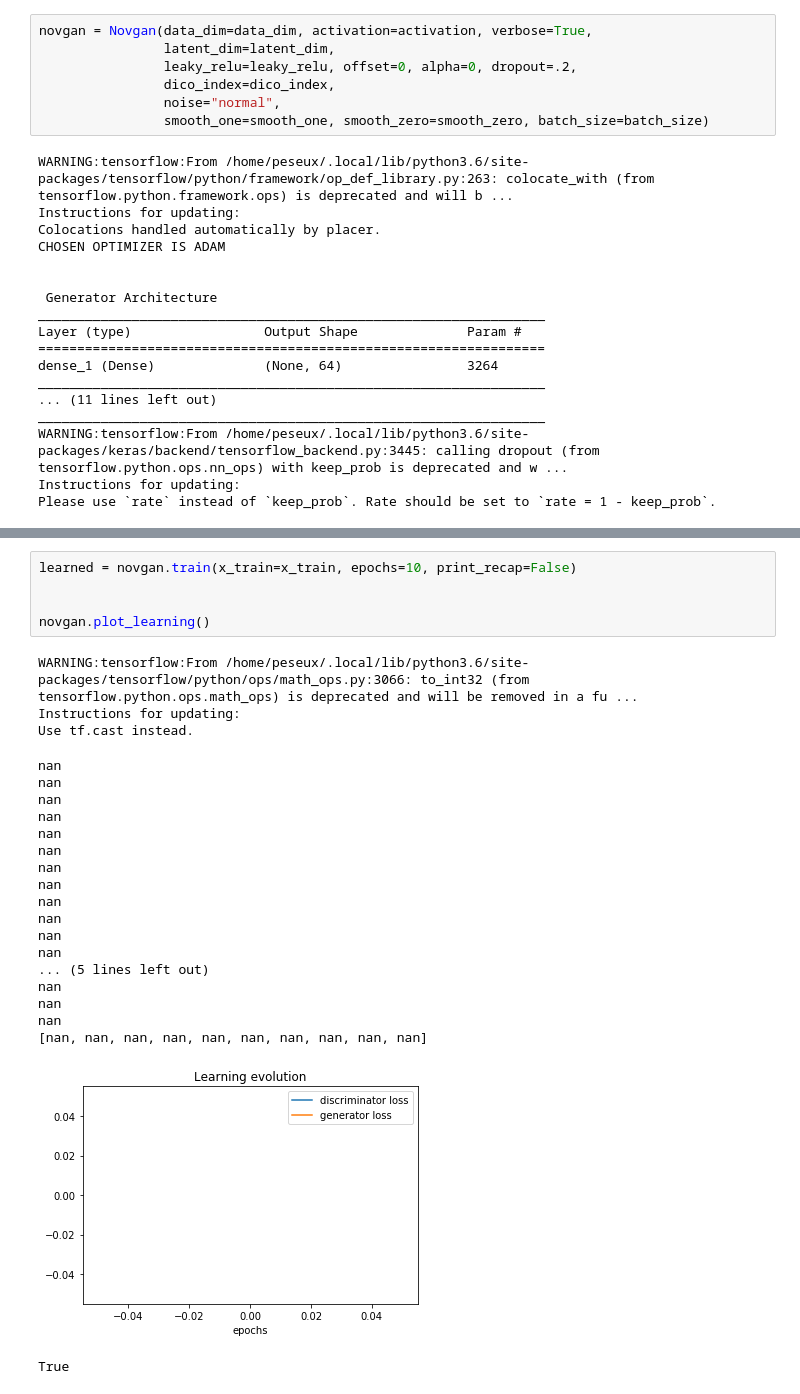
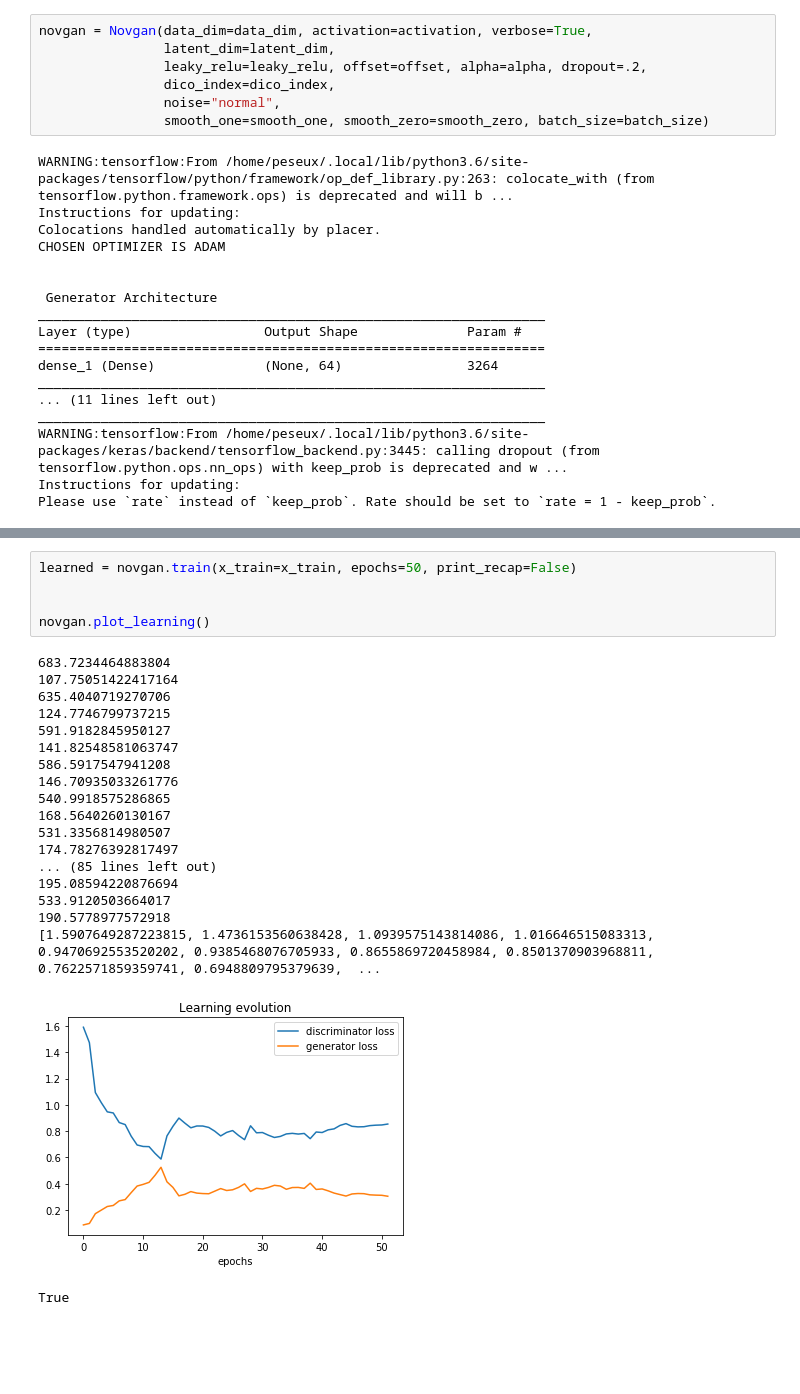
Before and after one commit to ppmdatix/gitELECOM, a Jupyter notebook: cGANoDEbergerac/draft.ipynb, the cells around one changed output, grey strips where cells are left out. Cells and saved outputs as stored; diff of their text form; blank space fills up the shorter version.

Commit message:
finiding error in novgan implementation

```diff
--- a/cGANoDEbergerac/draft.ipynb
+++ b/cGANoDEbergerac/draft.ipynb
@@ -33,7 +34,7 @@ print(dico_index)
 # %%
 novgan = Novgan(data_dim=data_dim, activation=activation, verbose=True,
                 latent_dim=latent_dim,
-                leaky_relu=leaky_relu, offset=0, alpha=0, dropout=.2,
+                leaky_relu=leaky_relu, offset=offset, alpha=alpha, dropout=.2,
                 dico_index=dico_index,
                 noise="normal",
                 smooth_one=smooth_one, smooth_zero=smooth_zero, batch_size=batch_size)
@@ -92,28 +90,25 @@ array([[-0.17393297, -0.05017926,  0.63855124, -0.68167746,  0.79730505,
 # %%
-learned = novgan.train(x_train=x_train, epochs=10, print_recap=False)
+learned = novgan.train(x_train=x_train, epochs=50, print_recap=False)
 
 
 novgan.plot_learning()
 # %% [output]
-WARNING:tensorflow:From /home/peseux/.local/lib/python3.6/site-packages/tensorflow/python/ops/math_ops.py:3066: to_int32 (from tensorflow.python.ops.math_ops) is deprecated and will be removed in a fu ...
-Instructions for updating:
-Use tf.cast instead.
+683.7234464883804
+107.75051422417164
+635.4040719270706
+124.7746799737215
+591.9182845950127
+141.82548581063747
+586.5917547941208
+146.70935033261776
+540.9918575286865
+168.5640260130167
+531.3356814980507
+174.78276392817497
+... (85 lines left out)
+195.08594220876694
+533.9120503664017
+190.5778977572918
+[1.5907649287223815, 1.4736153560638428, 1.0939575143814086, 1.016646515083313, 0.9470692553520202, 0.9385468076705933, 0.8655869720458984, 0.8501370903968811, 0.7622571859359741, 0.6948809795379639,  ...
+[figure, new version]
-nan
-nan
-nan
-nan
-nan
-nan
-nan
-nan
-nan
-nan
-nan
-nan
-... (5 lines left out)
-nan
-nan
-nan
-[nan, nan, nan, nan, nan, nan, nan, nan, nan, nan]
+True
-[figure, old version]
-True
```
Also changed, not shown: parts of 16 cells of this notebook, 5 other files.
